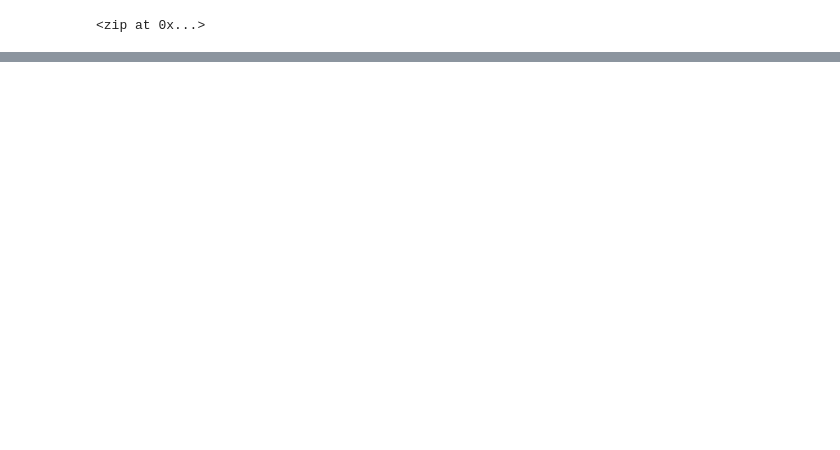
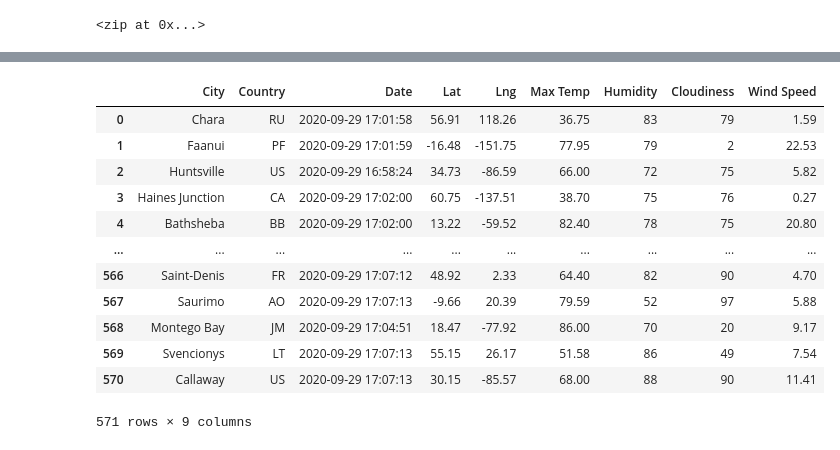
Before and after one commit to kristenmaskery/World_Weather_Analysis, a Jupyter notebook: WeatherPy.ipynb, the cells around one changed output, grey strips where cells are left out. Cells and saved outputs as stored; diff of their text form; code cells hidden in the pictures; blank space fills up the shorter version.

Commit message:
weatherpy

```diff
--- a/WeatherPy.ipynb
+++ b/WeatherPy.ipynb
@@ -32,0 +39,4 @@ len(cities)
+# %%
+# Starting URL for Weather Map API Call.
+url = "http://api.openweathermap.org/data/2.5/weather?units=Imperial&APPID=" + weather_api_key
+print(url)
@@ -32,0 +126,4 @@ len(cities)
+# %%
+# Convert the array of dictionaries to a Pandas DataFrame.
+city_data_df = pd.DataFrame(city_data)
+city_data_df.head(10)
@@ -32,0 +142,18 @@ len(cities)
+# %%
+new_column_order=["City","Country","Date","Lat","Lng","Max Temp","Humidity","Cloudiness","Wind Speed"]
+city_data_complete_df=city_data_df[new_column_order]
+city_data_complete_df
+# %% [output]
+|  | City | Country | Date | Lat | Lng | Max Temp | Humidity | Cloudiness | Wind Speed |
+| 0 | Chara | RU | 2020-09-29 17:01:58 | 56.91 | 118.26 | 36.75 | 83 | 79 | 1.59 |
+| 1 | Faanui | PF | 2020-09-29 17:01:59 | -16.48 | -151.75 | 77.95 | 79 | 2 | 22.53 |
+| 2 | Huntsville | US | 2020-09-29 16:58:24 | 34.73 | -86.59 | 66.00 | 72 | 75 | 5.82 |
+| 3 | Haines Junction | CA | 2020-09-29 17:02:00 | 60.75 | -137.51 | 38.70 | 75 | 76 | 0.27 |
+| 4 | Bathsheba | BB | 2020-09-29 17:02:00 | 13.22 | -59.52 | 82.40 | 78 | 75 | 20.80 |
+| ... | ... | ... | ... | ... | ... | ... | ... | ... | ... |
+| 566 | Saint-Denis | FR | 2020-09-29 17:07:12 | 48.92 | 2.33 | 64.40 | 82 | 90 | 4.70 |
+| 567 | Saurimo | AO | 2020-09-29 17:07:13 | -9.66 | 20.39 | 79.59 | 52 | 97 | 5.88 |
+| 568 | Montego Bay | JM | 2020-09-29 17:04:51 | 18.47 | -77.92 | 86.00 | 70 | 20 | 9.17 |
+| 569 | Svencionys | LT | 2020-09-29 17:07:13 | 55.15 | 26.17 | 51.58 | 86 | 49 | 7.54 |
+| 570 | Callaway | US | 2020-09-29 17:07:13 | 30.15 | -85.57 | 68.00 | 88 | 90 | 11.41 |
+571 rows × 9 columns
```
Also changed, not shown: parts of 7 cells of this notebook, 3 other files.
